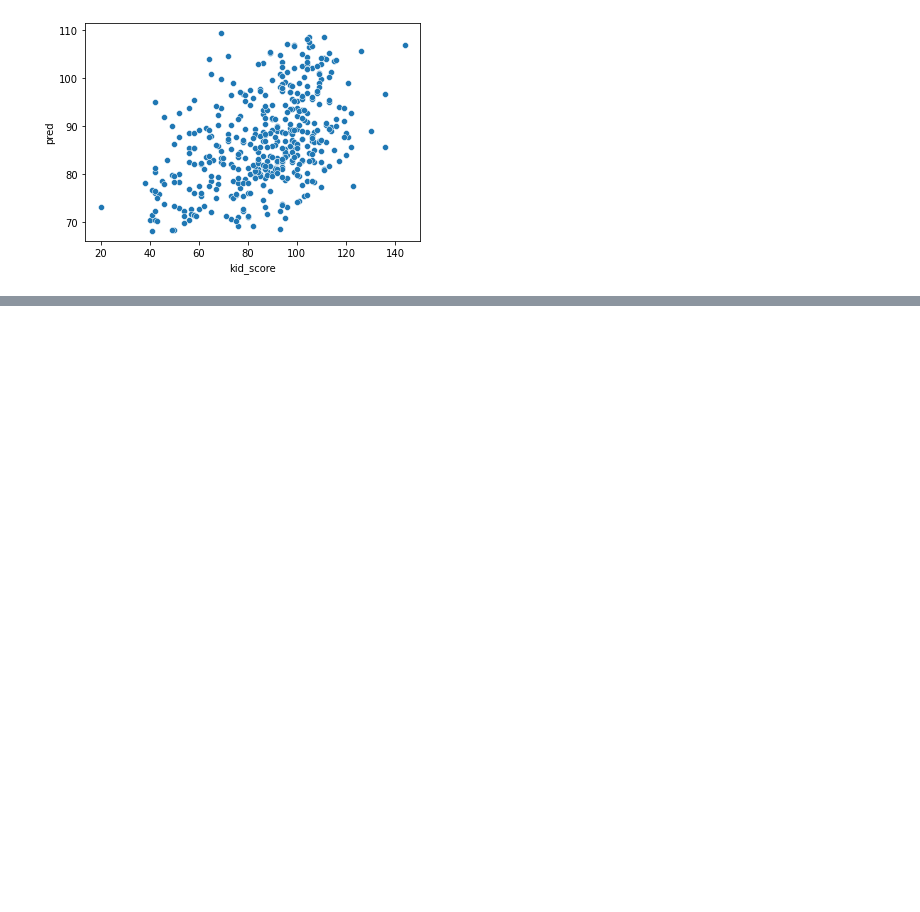
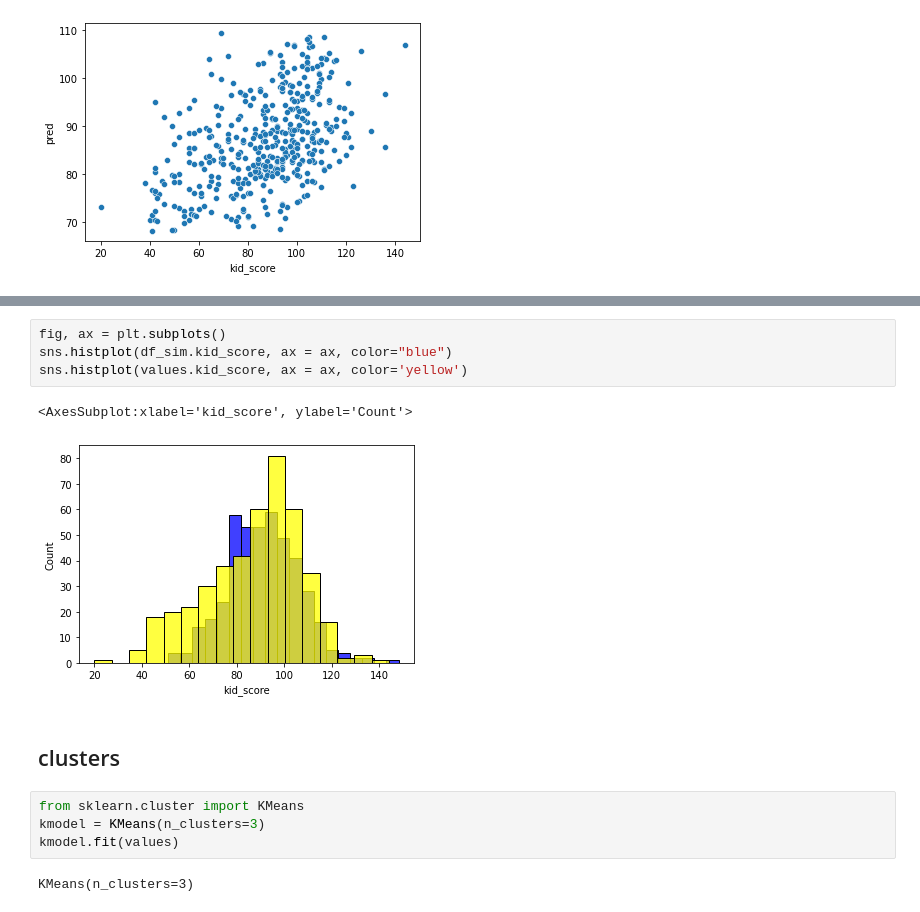
Before and after one commit to vvseva/DS_DAPS, a Jupyter notebook: 1-lab/summarization.ipynb, the cells around one changed output, grey strips where cells are left out. Drawn from its saved outputs; the diff is of its cells as text; blank space fills up the shorter version.

```diff
--- a/1-lab/summarization.ipynb
+++ b/1-lab/summarization.ipynb
@@ -336,0 +387,15 @@ sns.scatterplot(x = 'kid_score', y = 'pred', data = output)
+# %%
+fig, ax = plt.subplots()
+sns.histplot(df_sim.kid_score, ax = ax, color="blue")
+sns.histplot(values.kid_score, ax = ax, color='yellow')
+# %% [output]
+<AxesSubplot:xlabel='kid_score', ylabel='Count'>
+[figure, added]
+# %% [markdown]
+## clusters
+# %%
+from sklearn.cluster import KMeans
+kmodel = KMeans(n_clusters=3)
+kmodel.fit(values)
+# %% [output]
+KMeans(n_clusters=3)
```
Also changed, not shown: parts of 23 cells of this notebook.
